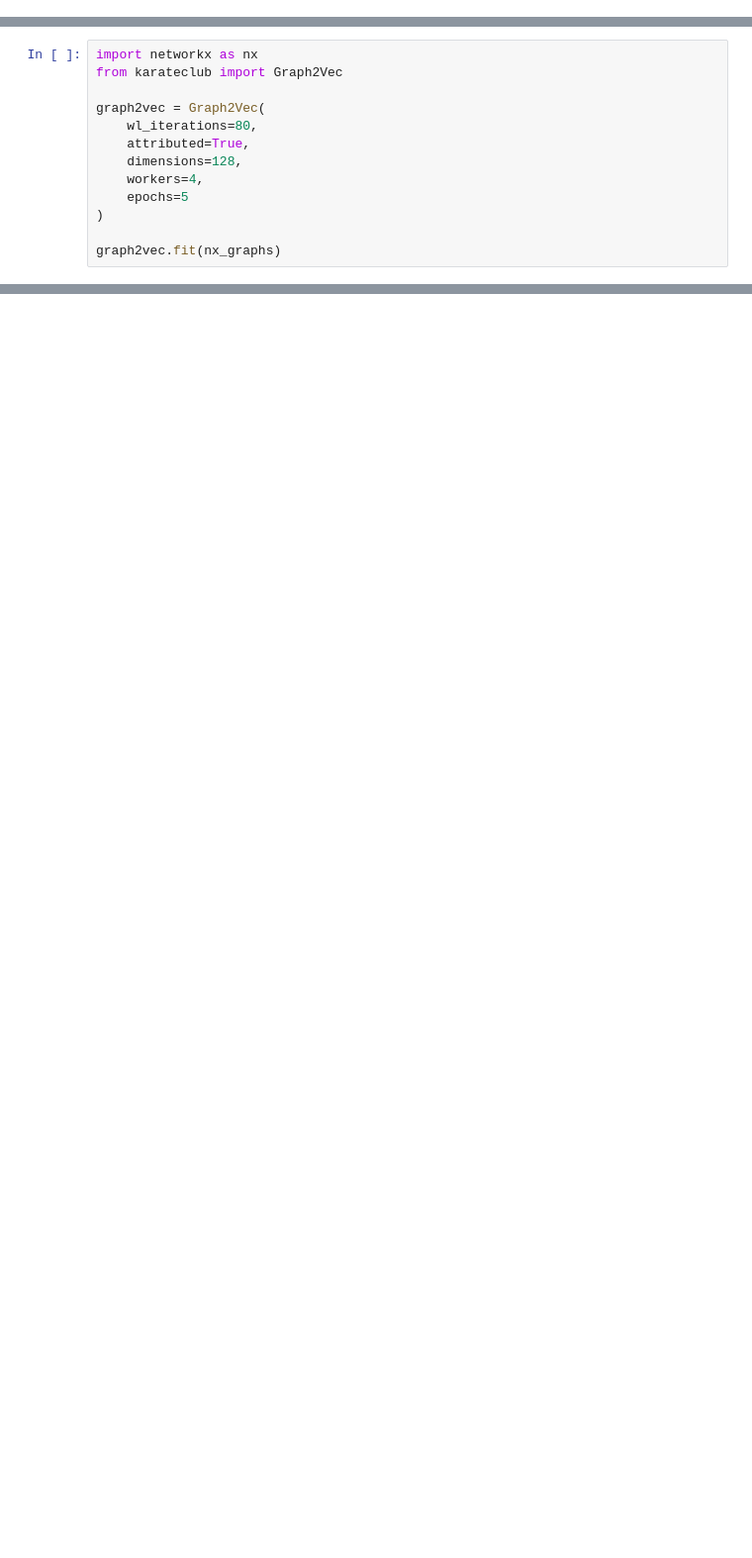
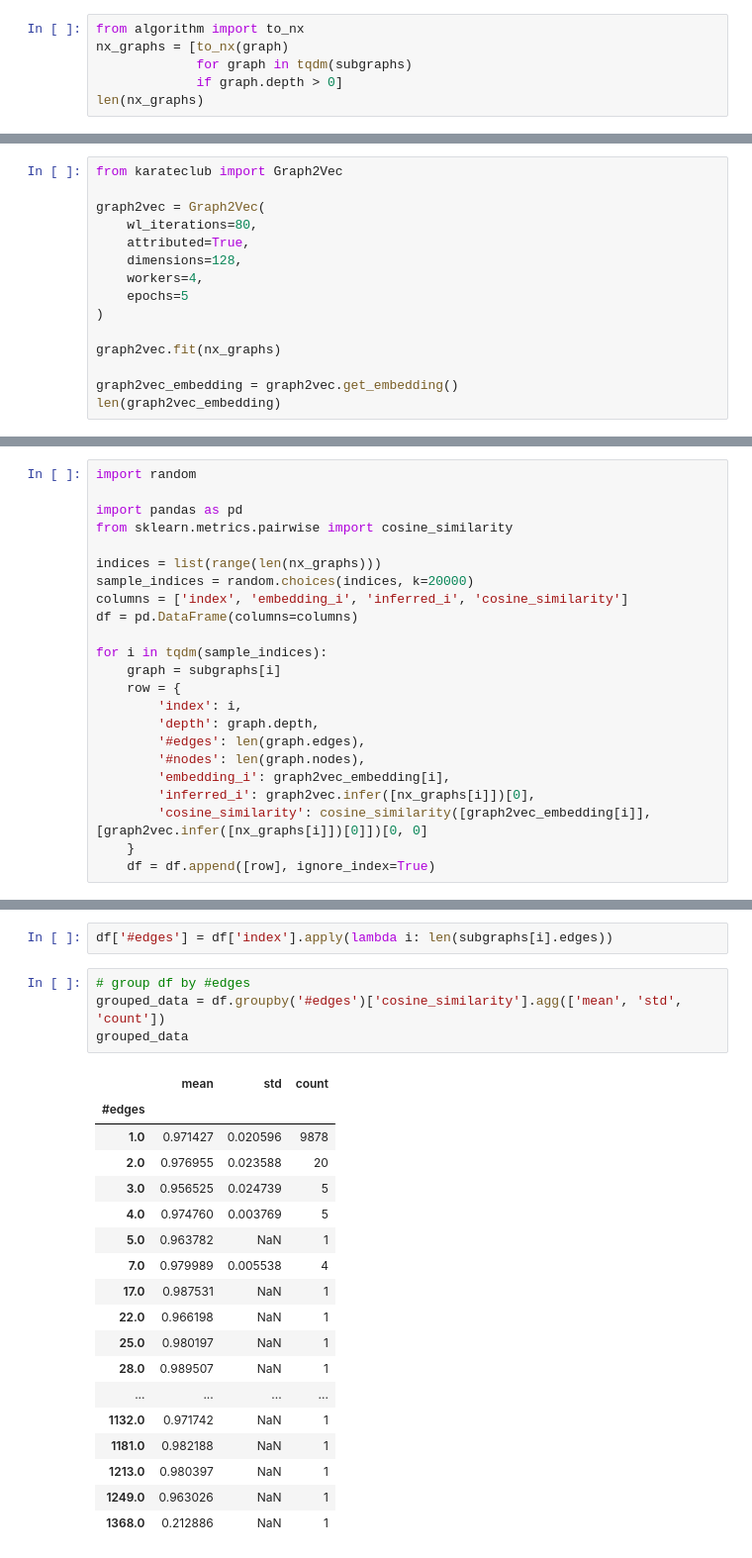
Before and after one commit to jonathancyu/prov-dp, a Jupyter notebook: graph_embedding.ipynb, the cells around one changed output, grey strips where cells are left out. Shown at 99% size. Drawn from its saved outputs; the diff is of its cells as text; blank space fills up the shorter version.

Commit message:
checkpoint - cosine similarity

```diff
--- a/graph_embedding.ipynb
+++ b/graph_embedding.ipynb
@@ -10,0 +53,6 @@ nx_graphs = [graph.to_nx() for graph in tqdm(input_graphs, desc='Converting to n
+# %%
+from algorithm import to_nx
+nx_graphs = [to_nx(graph)
+             for graph in tqdm(subgraphs)
+             if graph.depth > 0]
+len(nx_graphs)
@@ -11,5 +61,4 @@ nx_graphs = [graph.to_nx() for graph in tqdm(input_graphs, desc='Converting to n
 # %%
-import networkx as nx
 from karateclub import Graph2Vec
 
 graph2vec = Graph2Vec(
@@ -21,3 +70,6 @@ graph2vec = Graph2Vec(
 )
 
 graph2vec.fit(nx_graphs)
+
+graph2vec_embedding = graph2vec.get_embedding()
+len(graph2vec_embedding)
@@ -96,0 +107,23 @@ plt.show()
+# %%
+import random
+
+import pandas as pd
+from sklearn.metrics.pairwise import cosine_similarity
+
+indices = list(range(len(nx_graphs)))
+sample_indices = random.choices(indices, k=20000)
+columns = ['index', 'embedding_i', 'inferred_i', 'cosine_similarity']
+df = pd.DataFrame(columns=columns)
+
+for i in tqdm(sample_indices):
+    graph = subgraphs[i]
+    row = {
+        'index': i,
+        'depth': graph.depth,
+        '#edges': len(graph.edges),
+        '#nodes': len(graph.nodes),
+        'embedding_i': graph2vec_embedding[i],
+        'inferred_i': graph2vec.infer([nx_graphs[i]])[0],
+        'cosine_similarity': cosine_similarity([graph2vec_embedding[i]], [graph2vec.infer([nx_graphs[i]])[0]])[0, 0]
+    }
+    df = df.append([row], ignore_index=True)
@@ -96,0 +132,25 @@ plt.show()
+# %%
+df['#edges'] = df['index'].apply(lambda i: len(subgraphs[i].edges))
+# %%
+# group df by #edges
+grouped_data = df.groupby('#edges')['cosine_similarity'].agg(['mean', 'std', 'count'])
+grouped_data
+# %% [output]
+|  | mean | std | count |
+| #edges |  |  |  |
+| 1.0 | 0.971427 | 0.020596 | 9878 |
+| 2.0 | 0.976955 | 0.023588 | 20 |
+| 3.0 | 0.956525 | 0.024739 | 5 |
+| 4.0 | 0.974760 | 0.003769 | 5 |
+| 5.0 | 0.963782 | NaN | 1 |
+| 7.0 | 0.979989 | 0.005538 | 4 |
+| 17.0 | 0.987531 | NaN | 1 |
+| 22.0 | 0.966198 | NaN | 1 |
+| 25.0 | 0.980197 | NaN | 1 |
+| 28.0 | 0.989507 | NaN | 1 |
+| ... | ... | ... | ... |
+| 1132.0 | 0.971742 | NaN | 1 |
+| 1181.0 | 0.982188 | NaN | 1 |
+| 1213.0 | 0.980397 | NaN | 1 |
+| 1249.0 | 0.963026 | NaN | 1 |
+| 1368.0 | 0.212886 | NaN | 1 |
```
Also changed, not shown: parts of 26 cells of this notebook, 6 other files.
